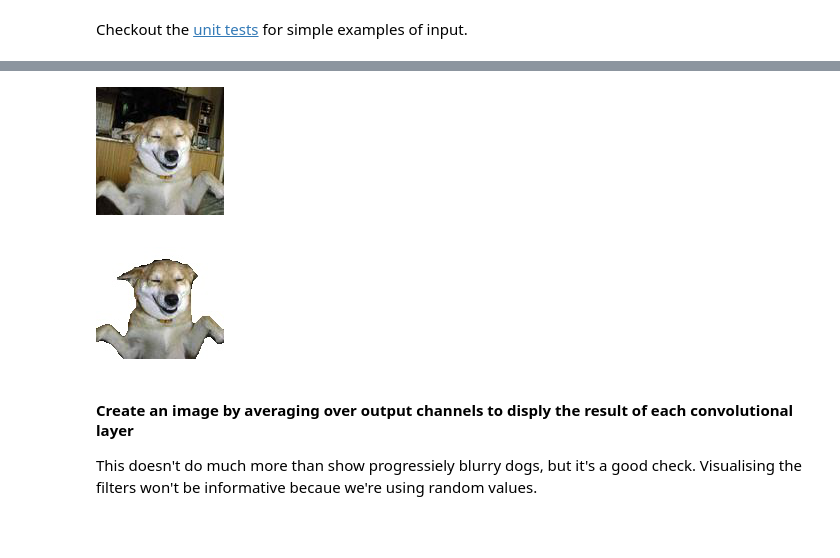
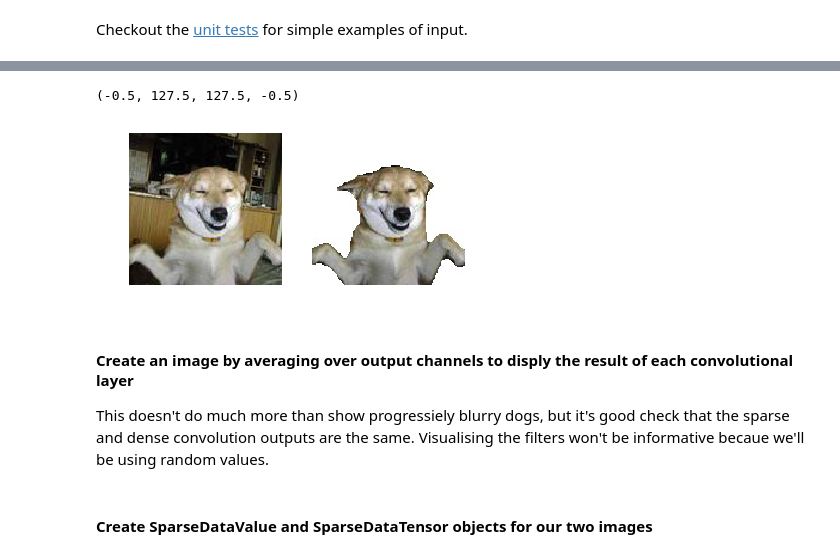
Before and after one commit to IdRatherBeCoding/sparse_cnn, a Jupyter notebook: sparse_cnn.ipynb, the cells around one changed output, grey strips where cells are left out. Drawn from its saved outputs; the diff is of its cells as text; code cells hidden in the pictures; blank space fills up the shorter version.

Commit message:
Finish application to dog image

```diff
--- a/sparse_cnn.ipynb
+++ b/sparse_cnn.ipynb
@@ -140,17 +148,19 @@ import PIL
 # %%
 dog_bg = Image.open("dog_with_bg.jpg")
 dog_no_bg = Image.open("dog_without_bg.jpg")
-dog_bg
+fig = plt.figure()
+ax1 = fig.add_subplot(121)
+ax1.imshow(dog_bg)
+plt.axis('off')
+ax2 = fig.add_subplot(122)
+ax2.imshow(dog_no_bg)
+plt.axis('off')
 # %% [output]
+(-0.5, 127.5, 127.5, -0.5)
-[figure, old version]
+[figure, new version]
-# %%
-dog_no_bg
-# %% [output]
-[figure, removed]
 # %% [markdown]
 #### Create an image by averaging over output channels to disply the result of each convolutional layer
-This doesn't do much more than show progressiely blurry dogs, but it's a good check.
-Visualising the filters won't be informative becaue we're using random values.
+This doesn't do much more than show progressiely blurry dogs, but it's good check that the sparse and dense convolution outputs are the same. Visualising the filters won't be informative becaue we'll be using random values.
 # %%
 def visualise_output(dense):
     nc = dense.shape[2]
@@ -167 +197,3 @@ def visualise_output(dense):
+# %% [markdown]
+#### Create SparseDataValue and SparseDataTensor objects for our two images
 # %%
```
Also changed, not shown: parts of 22 cells of this notebook.
